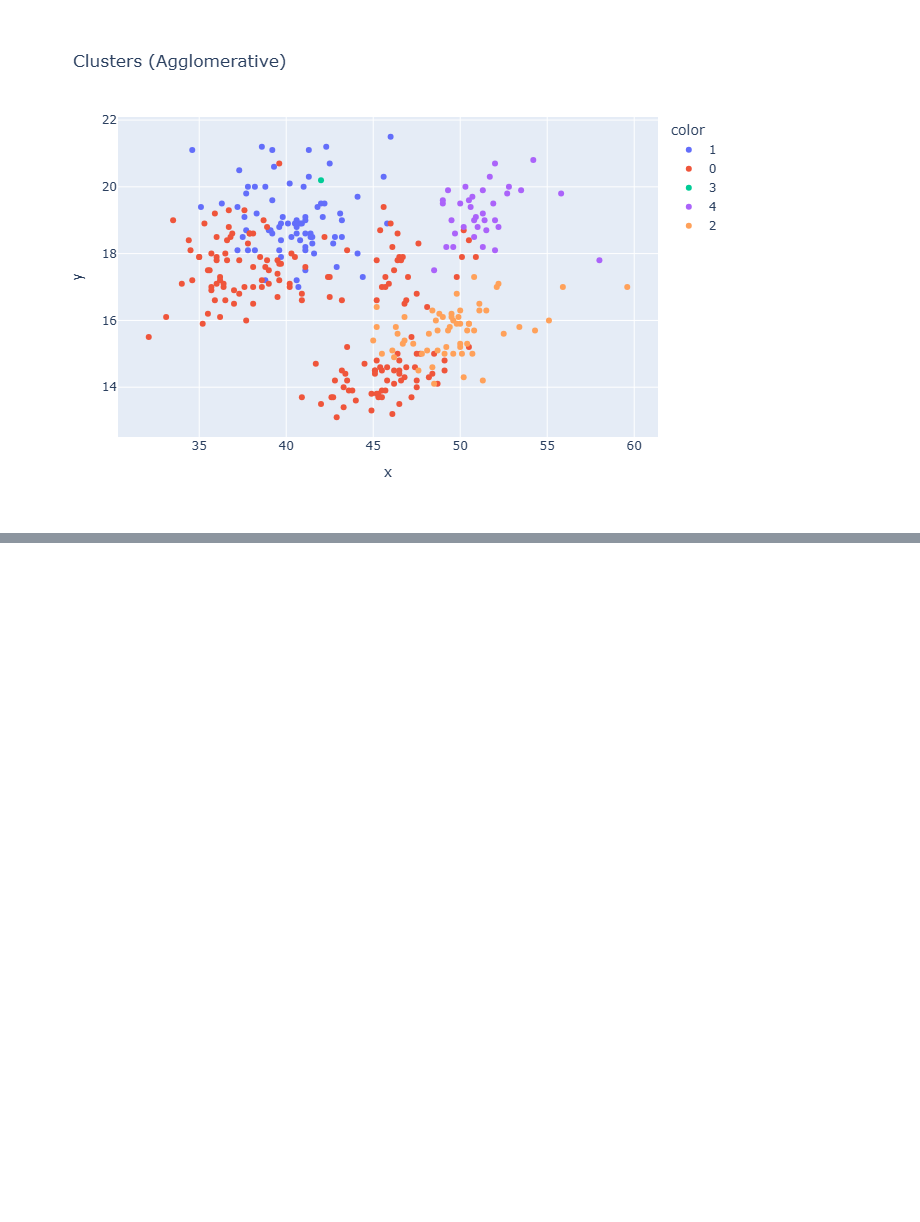
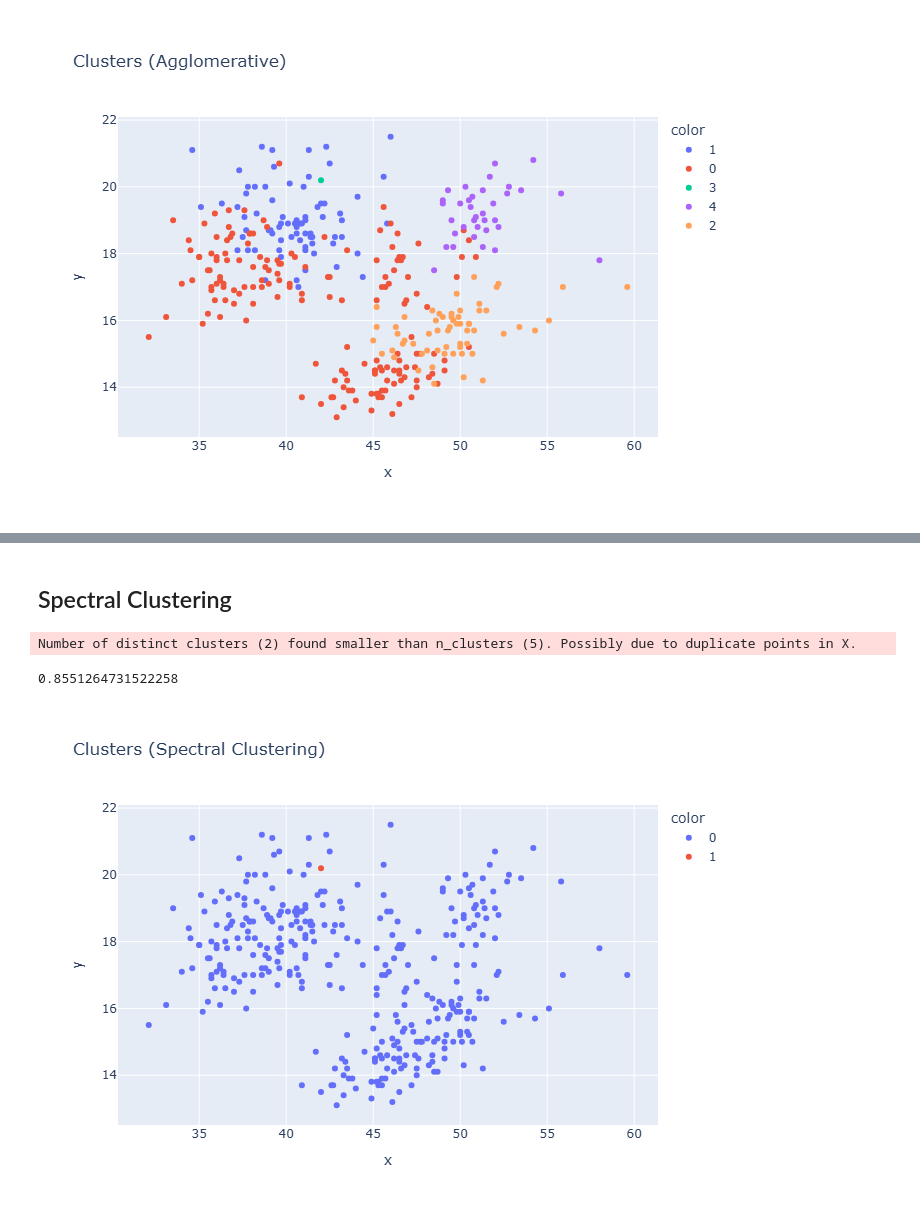
Before and after one commit to yashdeshpandex1/Clustering_Penguin_Groups, a Jupyter notebook: clustering_penguins_groups.ipynb, the cells around one changed output, grey strips where cells are left out. Drawn from its saved outputs; the diff is of its cells as text; code cells hidden in the pictures; blank space fills up the shorter version.

```diff
--- a/clustering_penguins_groups.ipynb
+++ b/clustering_penguins_groups.ipynb
@@ -162,0 +201,20 @@ fig.show()
+# %% [markdown]
+## Spectral Clustering
+# %%
+sc = SpectralClustering(n_clusters=5, affinity='rbf')
+sc_labels = sc.fit_predict(X_scaled)
+sc_score = silhouette_score(X_scaled, sc_labels)
+sc_score
+# %% [output]
+Number of distinct clusters (2) found smaller than n_clusters (5). Possibly due to duplicate points in X.
+0.8551264731522258
+# %%
+fig = px.scatter(
+    x=df['culmen_length_mm'],
+    y=df['culmen_depth_mm'],
+    color=sc_labels.astype(str),
+    title='Clusters (Spectral Clustering)'
+)
+fig.show()
+# %% [output]
+[figure, added]
```
Also changed, not shown: parts of 10 cells of this notebook.
